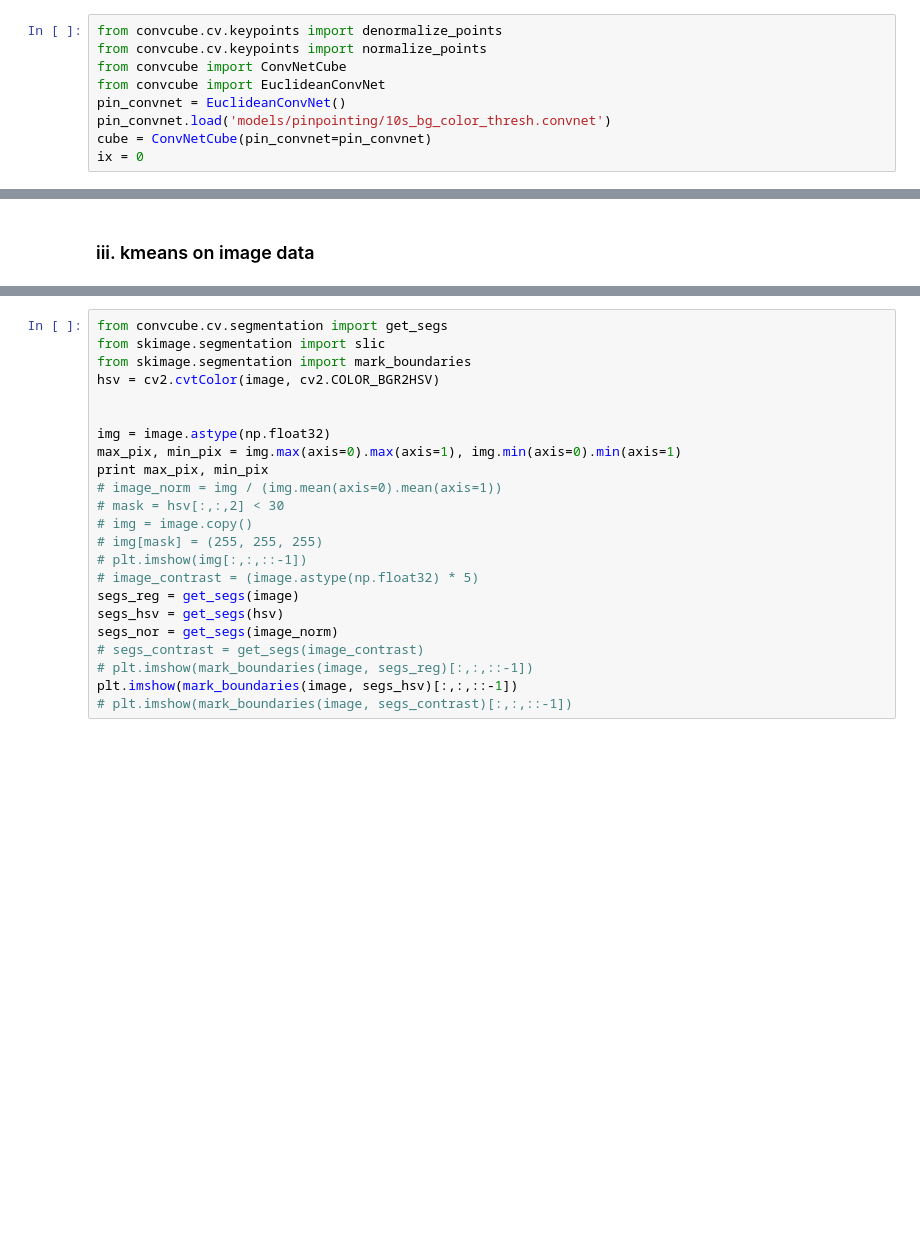
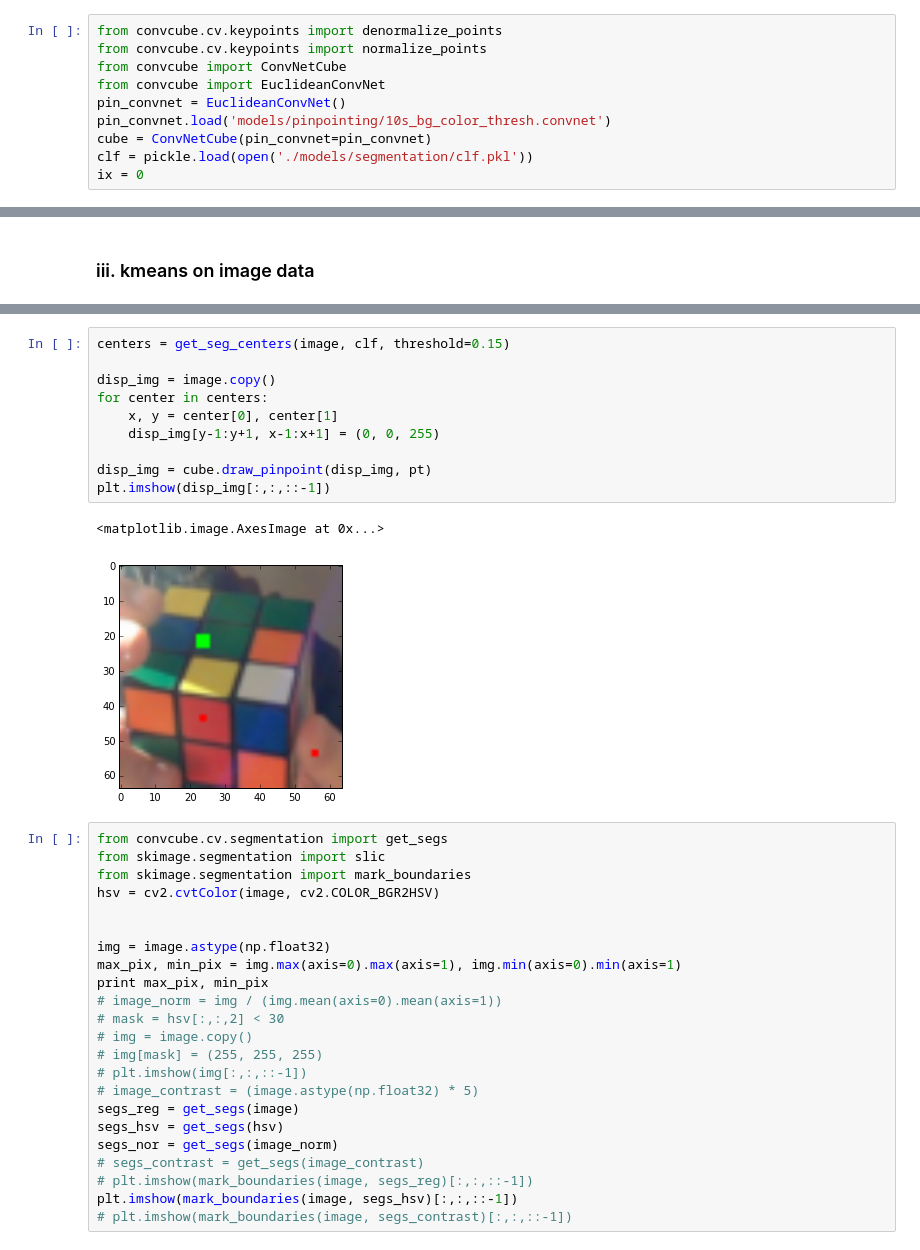
Before and after one commit to jayhack/ConvCube, a Jupyter notebook: PinPointing.ipynb, the cells around one changed output, grey strips where cells are left out. Cells and saved outputs as stored; diff of their text form; blank space fills up the shorter version.

```diff
--- a/PinPointing.ipynb
+++ b/PinPointing.ipynb
@@ -192,6 +192,7 @@ from convcube import EuclideanConvNet
 pin_convnet = EuclideanConvNet()
 pin_convnet.load('models/pinpointing/10s_bg_color_thresh.convnet')
 cube = ConvNetCube(pin_convnet=pin_convnet)
+clf = pickle.load(open('./models/segmentation/clf.pkl'))
 ix = 0
 # %% [markdown]
 ### ii. generate prediction
@@ -231,3 +218,16 @@ plt.imshow(mark_boundaries(image, segs_km)[:,:,::-1])
+# %%
+centers = get_seg_centers(image, clf, threshold=0.15)
+
+disp_img = image.copy()
+for center in centers:
+    x, y = center[0], center[1]
+    disp_img[y-1:y+1, x-1:x+1] = (0, 0, 255)
+
+disp_img = cube.draw_pinpoint(disp_img, pt)
+plt.imshow(disp_img[:,:,::-1])
+# %% [output]
+<matplotlib.image.AxesImage at 0x...>
+[figure, added]
 # %%
 from convcube.cv.segmentation import get_segs
 from skimage.segmentation import slic
```
Also changed, not shown: parts of 3 cells of this notebook, 5 other files.
